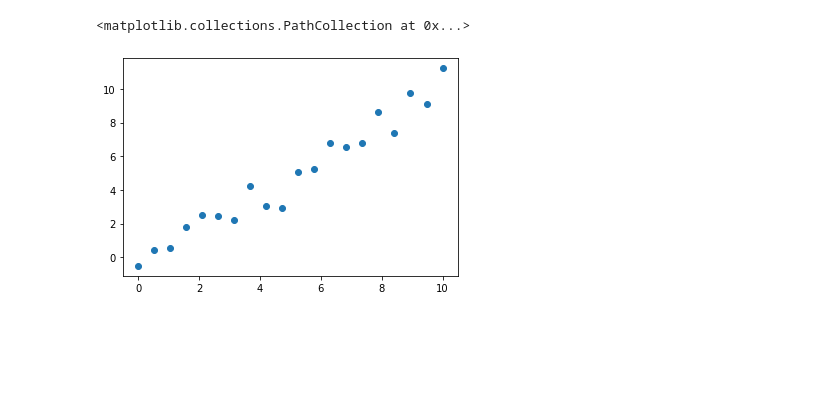
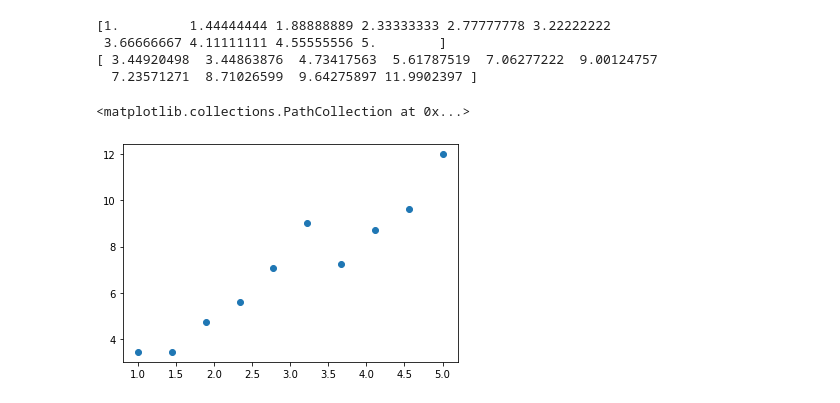
Before and after one commit to caleblau97/Simple_example, a Jupyter notebook: linear_regression.ipynb, the cells around one changed output. Saved outputs shown, nothing was run; the diff lists cells and outputs as text; code cells hidden in the pictures; blank space fills up the shorter version.

```diff
--- a/linear_regression.ipynb
+++ b/linear_regression.ipynb
@@ -2,10 +2,16 @@
 import numpy as np
 import matplotlib.pyplot as plt
 # %%
-points=20
-data1=np.linspace(0,10,points)
-data2=data1+np.random.normal(0,1,points)
-plt.scatter(data1,data2)
+points=10
+yinter=1
+data1=np.linspace(1,5,points)  #for one data point if the point is on the x axis lasso finds a very wrong solution
+print(data1)
+data2=2*data1+yinter+np.random.normal(0,1,points)
+print(data2)
 # %% [output]
-<matplotlib.collections.PathCollection at 0x...>
+[1.         1.44444444 1.88888889 2.33333333 2.77777778 3.22222222
+ 3.66666667 4.11111111 4.55555556 5.        ]
+[ 3.44920498  3.44863876  4.73417563  5.61787519  7.06277222  9.00124757
+  7.23571271  8.71026599  9.64275897 11.9902397 ]
+<matplotlib.collections.PathCollection at 0x...>
-[figure, old version]
+[figure, new version]
```
Also changed, not shown: parts of 5 cells of this notebook, 4 other files.
